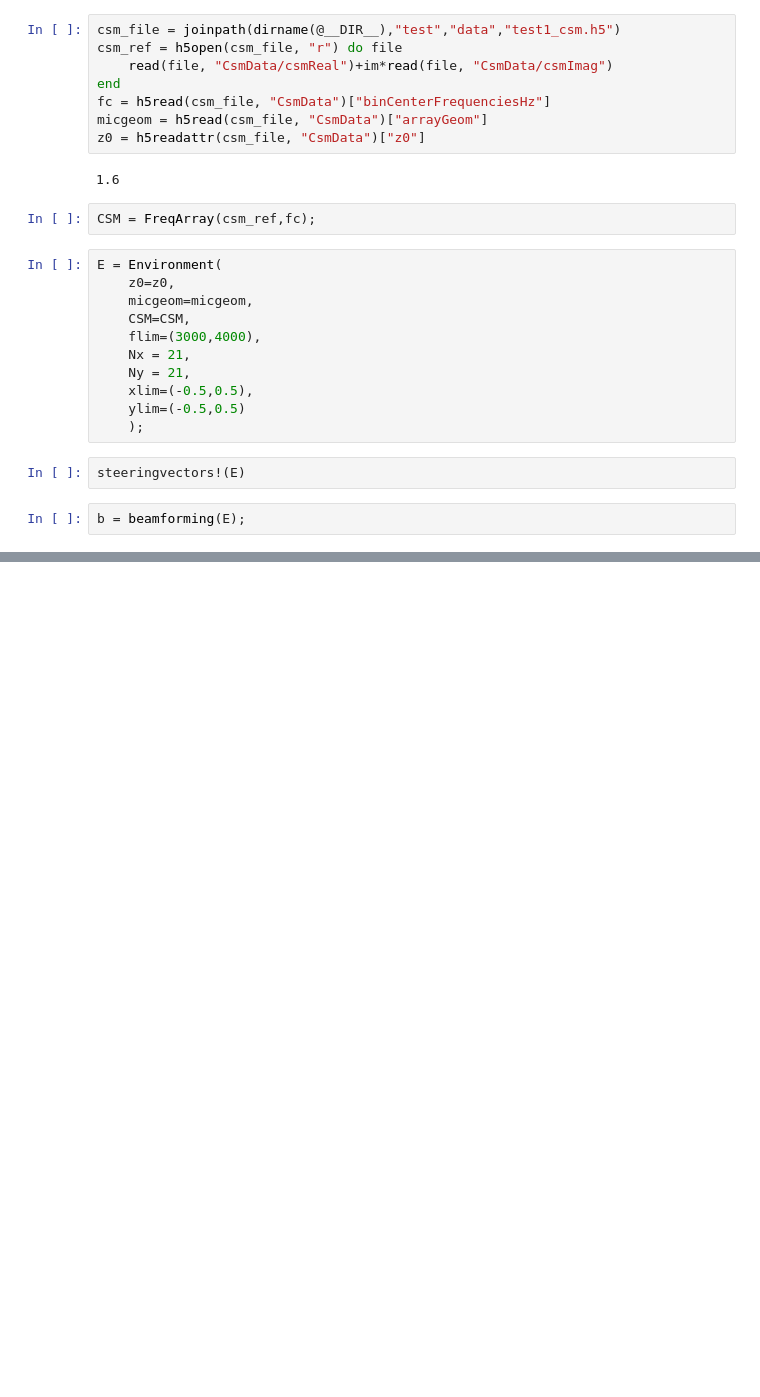
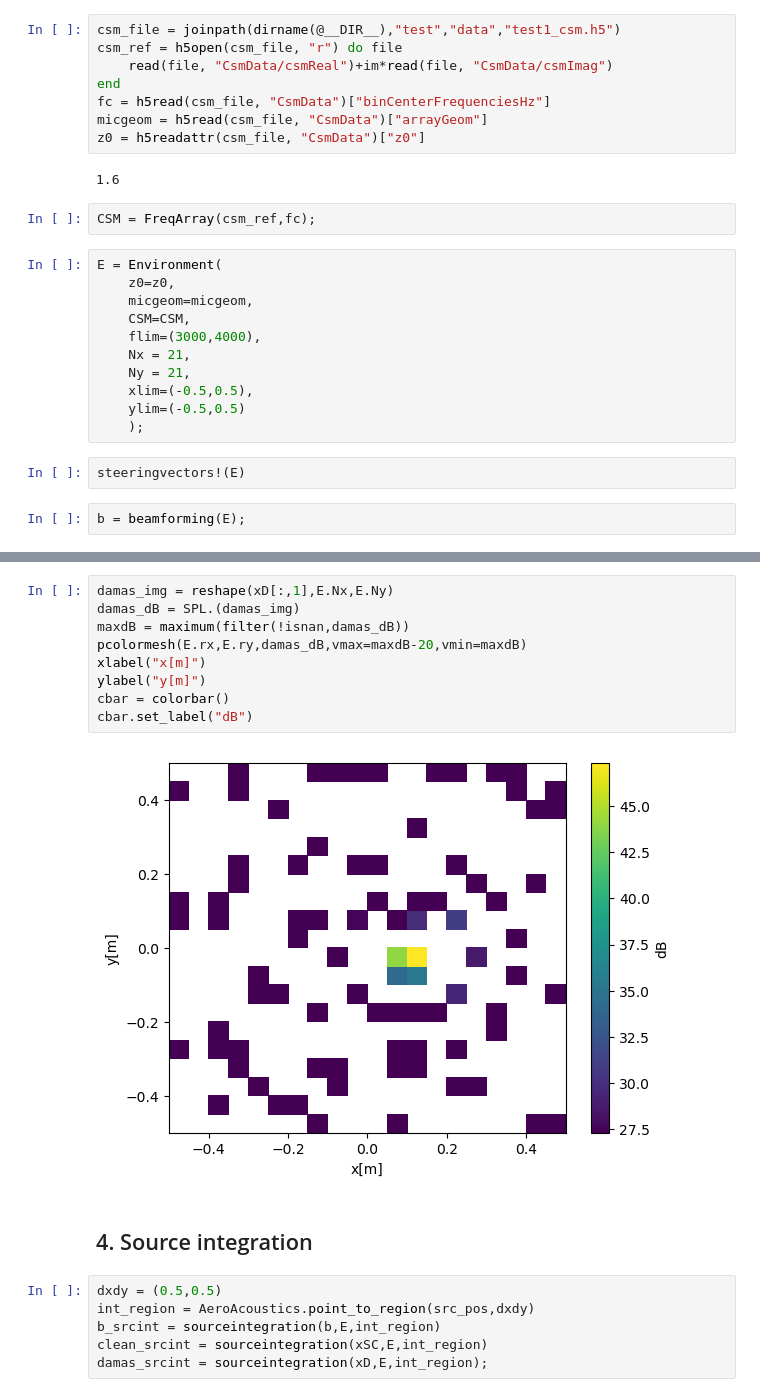
Before and after one commit to 1oly/AeroAcoustics.jl, a Jupyter notebook: examples/Quick_start.ipynb, the cells around one changed output, grey strips where cells are left out. Cells and saved outputs as stored; diff of their text form; blank space fills up the shorter version.

```diff
--- a/examples/Quick_start.ipynb
+++ b/examples/Quick_start.ipynb
@@ -36,0 +71,19 @@ PyObject <matplotlib.colorbar.Colorbar object at 0x...>
+# %%
+damas_img = reshape(xD[:,1],E.Nx,E.Ny)
+damas_dB = SPL.(damas_img)
+maxdB = maximum(filter(!isnan,damas_dB))
+pcolormesh(E.rx,E.ry,damas_dB,vmax=maxdB-20,vmin=maxdB)
+xlabel("x[m]")
+ylabel("y[m]")
+cbar = colorbar()
+cbar.set_label("dB")
+# %% [output]
+[figure, added]
+# %% [markdown]
+## 4. Source integration
+# %%
+dxdy = (0.5,0.5)
+int_region = AeroAcoustics.point_to_region(src_pos,dxdy)
+b_srcint = sourceintegration(b,E,int_region)
+clean_srcint = sourceintegration(xSC,E,int_region)
+damas_srcint = sourceintegration(xD,E,int_region);
```
Also changed, not shown: parts of 13 cells of this notebook, 2 other files.
